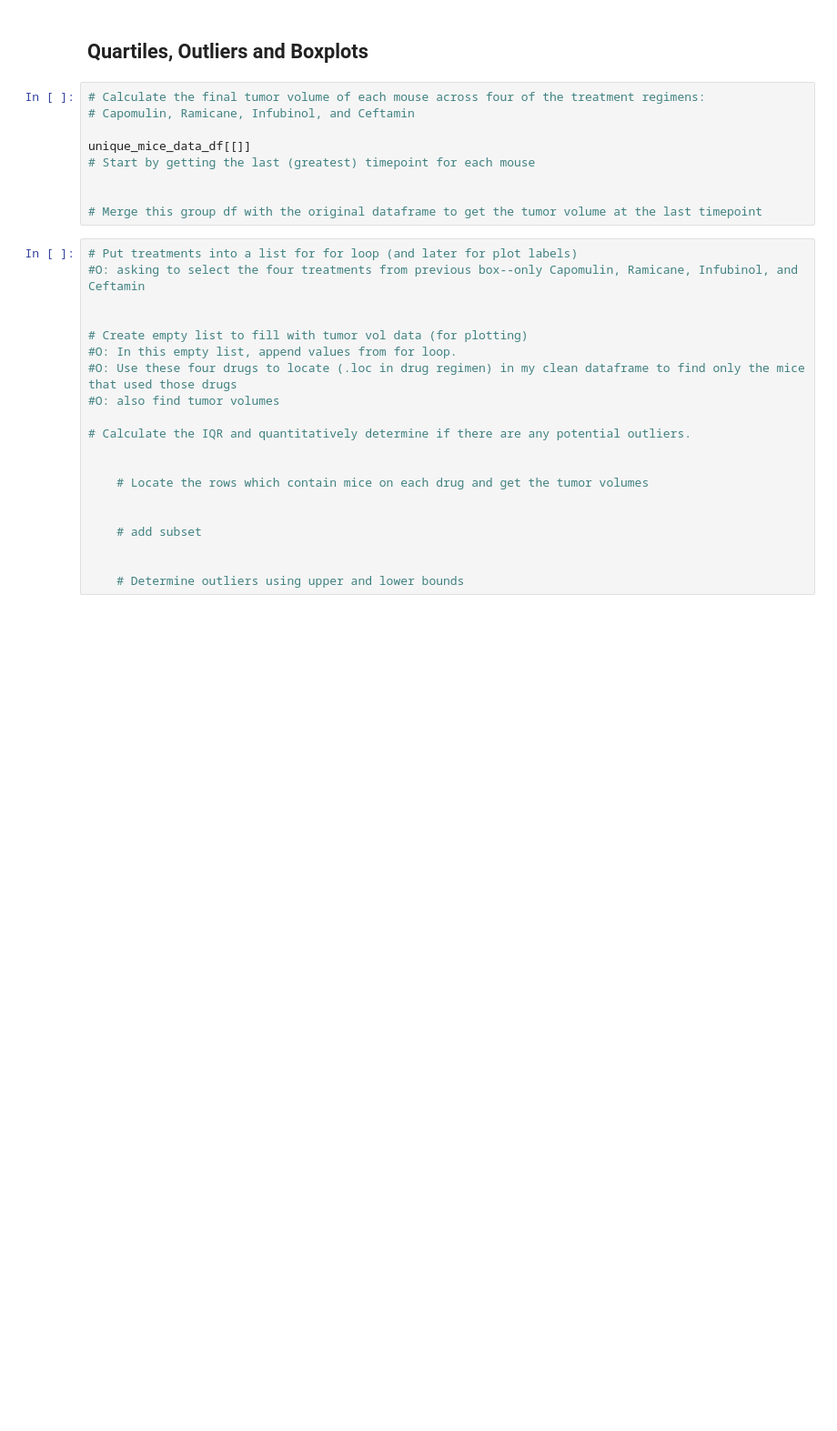
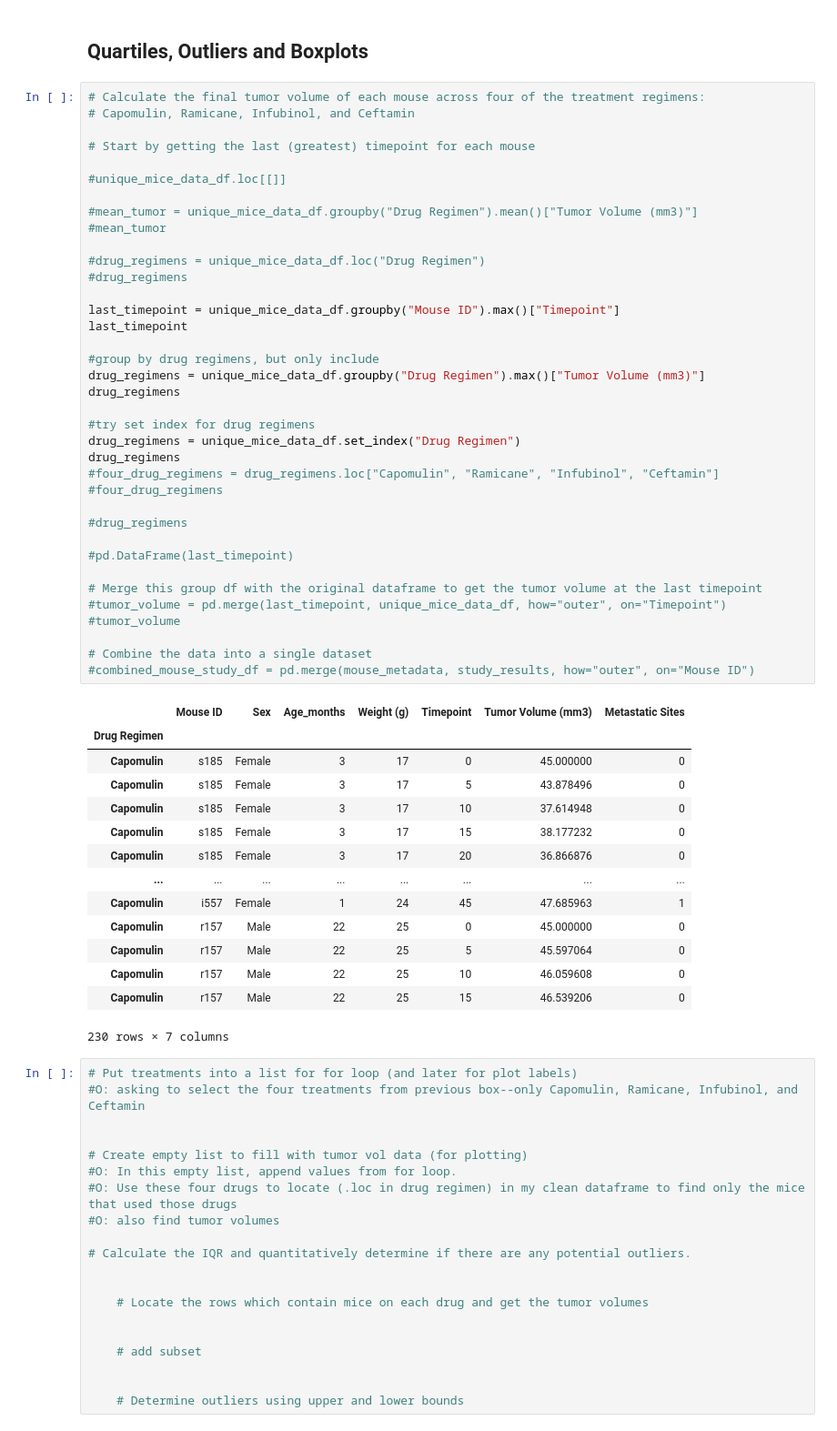
Before and after one commit to LeeProut/matplotlib-challenge, a Jupyter notebook: Pymaceuticals/pymaceuticals.ipynb, the cells around one changed output. Shown: that part at 91% size. Saved outputs shown, nothing was run; the diff lists cells and outputs as text; blank space fills up the shorter version.

```diff
--- a/Pymaceuticals/pymaceuticals.ipynb
+++ b/Pymaceuticals/pymaceuticals.ipynb
@@ -269,12 +269,55 @@ plt.show()
 # %%
 # Calculate the final tumor volume of each mouse across four of the treatment regimens:
 # Capomulin, Ramicane, Infubinol, and Ceftamin
 
-unique_mice_data_df[[]]
 # Start by getting the last (greatest) timepoint for each mouse
 
+#unique_mice_data_df.loc[[]]
+
+#mean_tumor = unique_mice_data_df.groupby("Drug Regimen").mean()["Tumor Volume (mm3)"]
+#mean_tumor
+
+#drug_regimens = unique_mice_data_df.loc("Drug Regimen")
+#drug_regimens
+
+last_timepoint = unique_mice_data_df.groupby("Mouse ID").max()["Timepoint"]
+last_timepoint
+
+#group by drug regimens, but only include
+drug_regimens = unique_mice_data_df.groupby("Drug Regimen").max()["Tumor Volume (mm3)"]
+drug_regimens
+
+#try set index for drug regimens
+drug_regimens = unique_mice_data_df.set_index("Drug Regimen")
+drug_regimens
+#four_drug_regimens = drug_regimens.loc["Capomulin", "Ramicane", "Infubinol", "Ceftamin"]
+#four_drug_regimens
+
+#drug_regimens
+
+#pd.DataFrame(last_timepoint)
 
 # Merge this group df with the original dataframe to get the tumor volume at the last timepoint
+#tumor_volume = pd.merge(last_timepoint, unique_mice_data_df, how="outer", on="Timepoint")
+#tumor_volume
+
+# Combine the data into a single dataset
+#combined_mouse_study_df = pd.merge(mouse_metadata, study_results, how="outer", on="Mouse ID")
+# %% [output]
+|  | Mouse ID | Sex | Age_months | Weight (g) | Timepoint | Tumor Volume (mm3) | Metastatic Sites |
+| Drug Regimen |  |  |  |  |  |  |  |
+| Capomulin | s185 | Female | 3 | 17 | 0 | 45.000000 | 0 |
+| Capomulin | s185 | Female | 3 | 17 | 5 | 43.878496 | 0 |
+| Capomulin | s185 | Female | 3 | 17 | 10 | 37.614948 | 0 |
+| Capomulin | s185 | Female | 3 | 17 | 15 | 38.177232 | 0 |
+| Capomulin | s185 | Female | 3 | 17 | 20 | 36.866876 | 0 |
+| ... | ... | ... | ... | ... | ... | ... | ... |
+| Capomulin | i557 | Female | 1 | 24 | 45 | 47.685963 | 1 |
+| Capomulin | r157 | Male | 22 | 25 | 0 | 45.000000 | 0 |
+| Capomulin | r157 | Male | 22 | 25 | 5 | 45.597064 | 0 |
+| Capomulin | r157 | Male | 22 | 25 | 10 | 46.059608 | 0 |
+| Capomulin | r157 | Male | 22 | 25 | 15 | 46.539206 | 0 |
+230 rows × 7 columns
 # %%
 # Put treatments into a list for for loop (and later for plot labels)
 #O: asking to select the four treatments from previous box--only Capomulin, Ramicane, Infubinol, and Ceftamin
```
